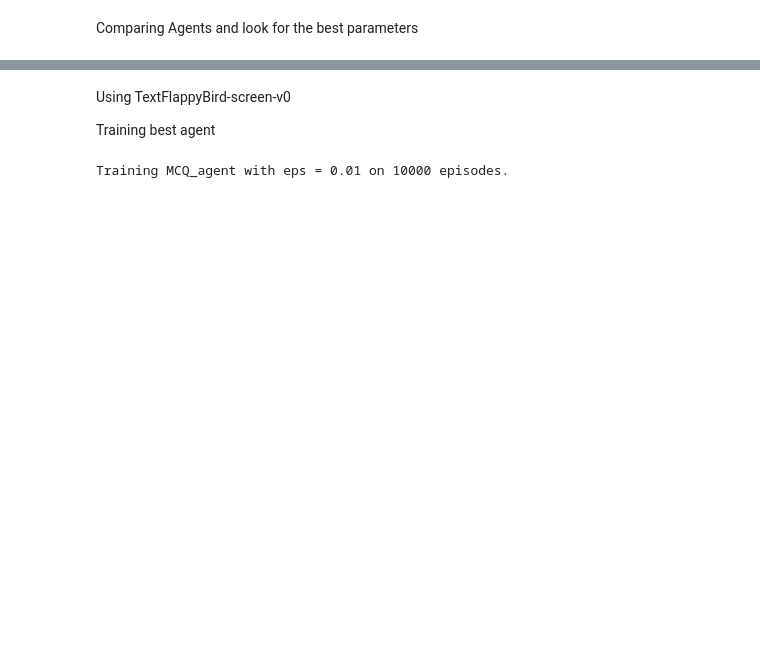
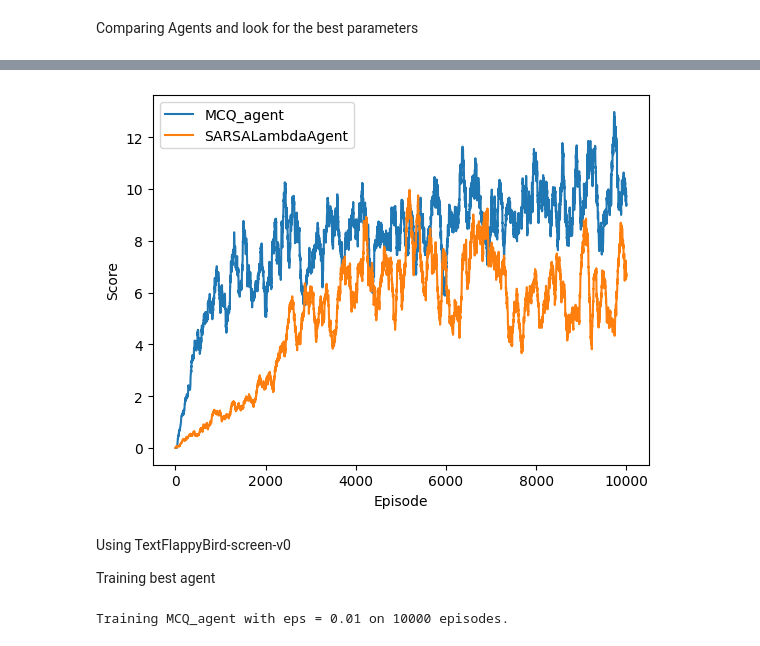
Before and after one commit to theveneth/RL_flappy_bird, a Jupyter notebook: code.ipynb, the cells around one changed output, grey strips where cells are left out. Drawn from its saved outputs; the diff is of its cells as text; code cells hidden in the pictures; blank space fills up the shorter version.

```diff
--- a/code.ipynb
+++ b/code.ipynb
@@ -234,3 +239,35 @@ Training SARSALambdaAgent with lambda_value = 0.1 on 10000 episodes.
+# %%
+def comparing_agents(env, env_name, agents, params, num_episodes):
+
+    for agent_name, agent_class in agents.items():
+        agent = agent_class(env, **params[agent_name])
+        scores, rewards = train_FB(agent, env, env_name, num_episodes)
+        plt.plot(moving_average(scores), label=f"{agent_name}")
+    plt.xlabel("Episode")
+    plt.ylabel("Score")
+    plt.legend()
+    plt.show()
+# %%
+# initiate environment
+env_name = 'TextFlappyBird-v0'
+env = gym.make(env_name, height=15, width=20, pipe_gap=4)
+
+# define agents and parameters to vary
+agents = {
+    "MCQ_agent": MCQ_agent,
+    "SARSALambdaAgent": SARSALambdaAgent,
+}
+params = {
+    "MCQ_agent": {"eps": 0.1}, #{"eps": [0.001,0.01,0.1, 0.3, 0.5]},
+    "SARSALambdaAgent": {"lambda_value": 0.85},
+}
+
+# Learning phase
+num_episodes = 10000
+
+comparing_agents(env, env_name, agents, params, num_episodes)
+# %% [output]
+[figure, added]
 # %% [markdown]
 Using TextFlappyBird-screen-v0
 
```
Also changed, not shown: parts of 6 cells of this notebook.
